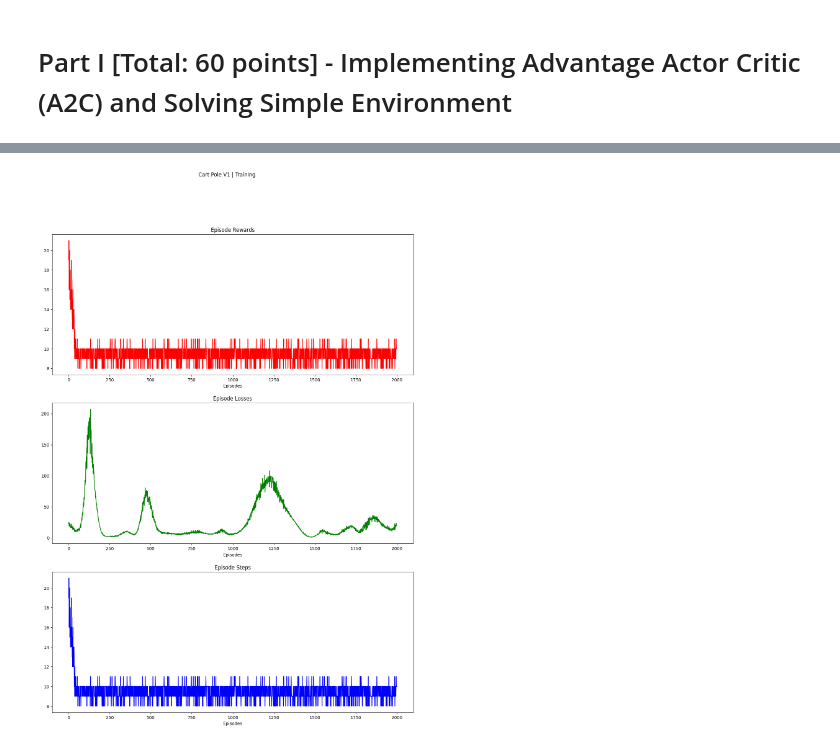
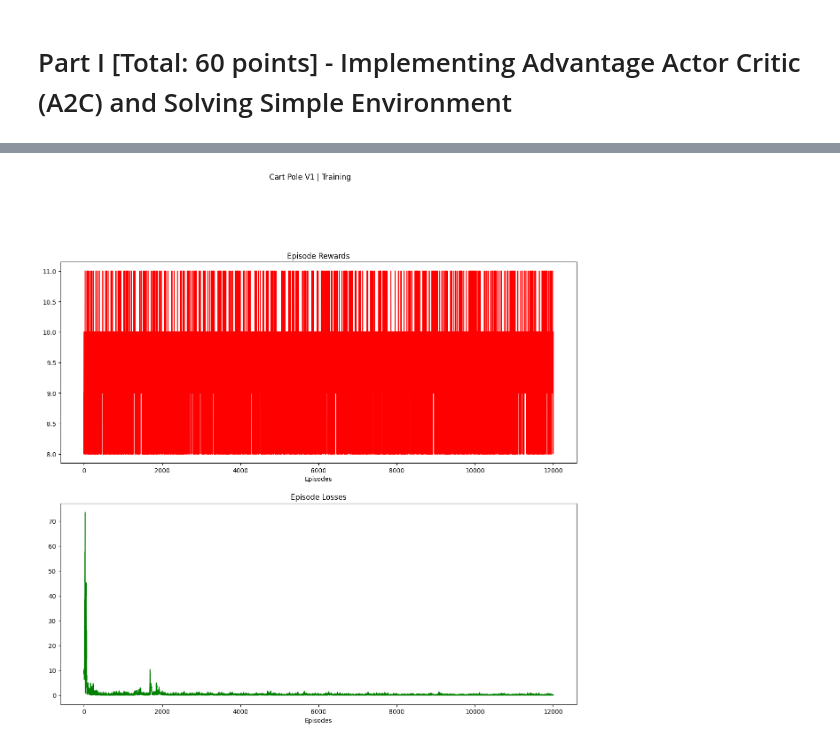
Before and after one commit to KishorKumar37/546-RL-A3, a Jupyter notebook: kishorku_assignment3_part1.ipynb, the cells around one changed output, grey strips where cells are left out. Cells and saved outputs as stored; diff of their text form; code cells hidden in the pictures.

Commit message:
A3C working with N-Step returns

```diff
--- a/kishorku_assignment3_part1.ipynb
+++ b/kishorku_assignment3_part1.ipynb
@@ -16,13 +21,11 @@ Finished initializing of A3C agent
 # %%
-cartpole_episode_losses = torch.load("A3C_cartpole_episode_losses.pkl")
-cartpole_episode_steps = torch.load("A3C_cartpole_episode_steps.pkl")
-cartpole_episode_rewards = torch.load("A3C_cartpole_episode_rewards.pkl")
+cartpole_episode_losses = torch.load("kishorku_vveera_assignment3_part1_a3c_cartpole_losses.pkl")
+cartpole_episode_rewards = torch.load("kishorku_vveera_assignment3_part1_a3c_cartpole_rewards.pkl")
 # %%
 plt.figure(figsize=(15, 20))
 plt.subplot(311),plt.plot(list(range(len(cartpole_episode_rewards))), cartpole_episode_rewards, c="r"),plt.xlabel("Episodes"), plt.title('Episode Rewards')
 plt.subplot(312),plt.plot(list(range(len(cartpole_episode_losses))), cartpole_episode_losses, c="g"),plt.xlabel("Episodes"), plt.title('Episode Losses')
-plt.subplot(313),plt.plot(list(range(len(cartpole_episode_steps))), cartpole_episode_steps, c="b"),plt.xlabel("Episodes"), plt.title('Episode Steps')
 plt.suptitle("Cart Pole V1 | Training")
 plt.show()
 # %% [output]
-[figure, old version]
+[figure, new version]
```
Also changed, not shown: parts of 2 cells of this notebook, 1 other file.
